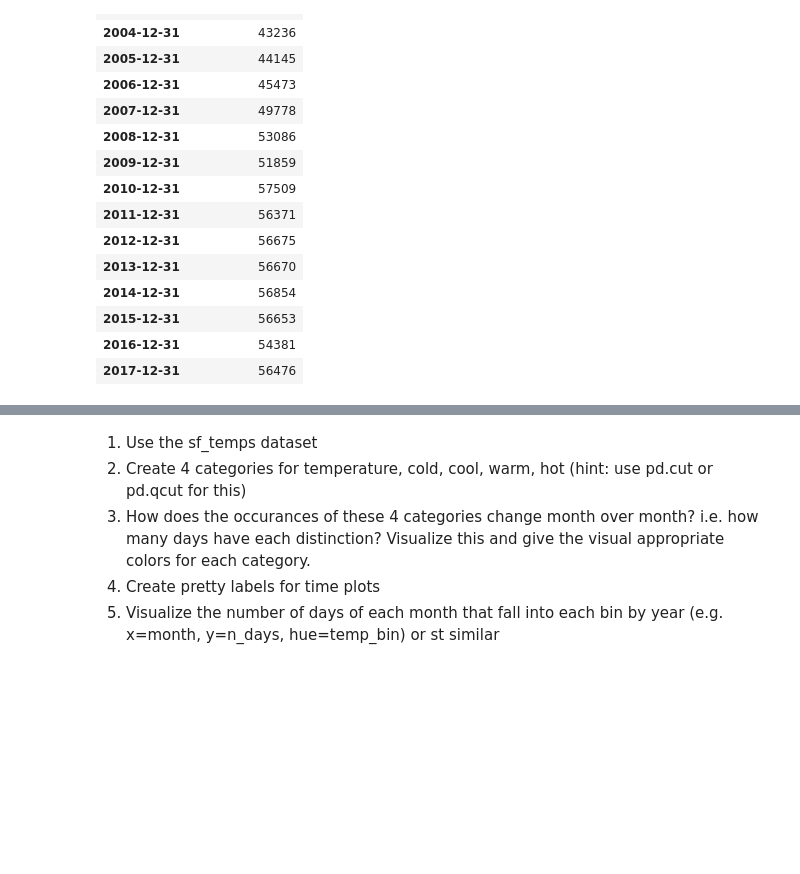
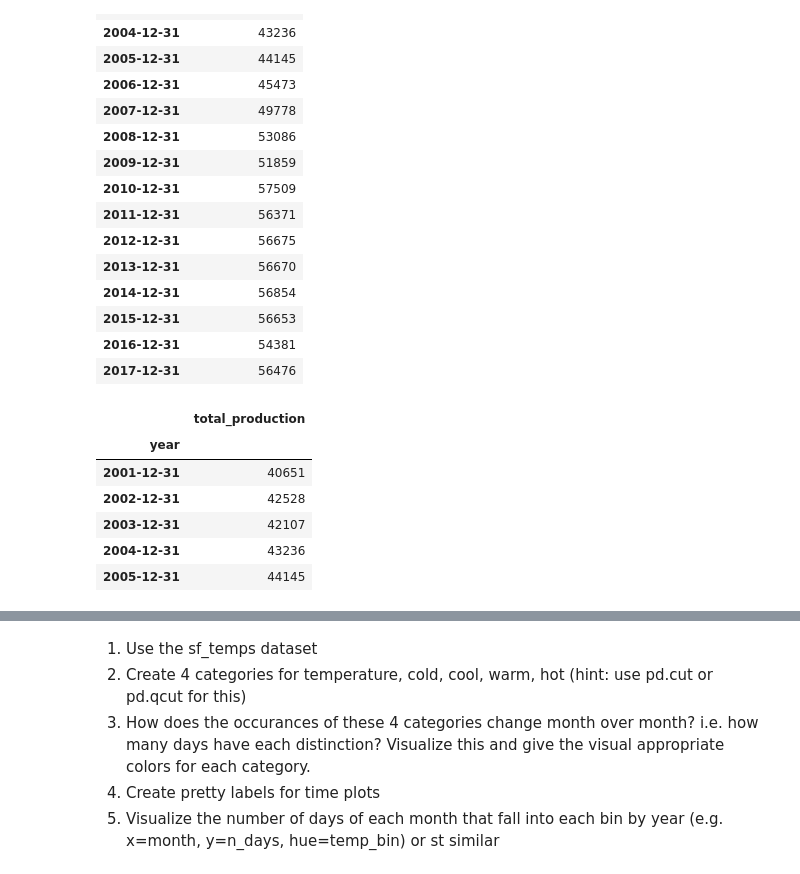
Before and after one commit to RyvynYoung/time-series-exercises, a Jupyter notebook: time-series-manipulation.ipynb, the cells around one changed output, grey strips where cells are left out. Cells and saved outputs as stored; diff of their text form; code cells hidden in the pictures; blank space fills up the shorter version.

```diff
--- a/time-series-manipulation.ipynb
+++ b/time-series-manipulation.ipynb
@@ -511,3 +510,15 @@ iowa_total.head(25)
 | 2015-12-31 | 56653 |
 | 2016-12-31 | 54381 |
 | 2017-12-31 | 56476 |
+# %%
+# rename column to total
+iowa_total.columns = ['total_production']
+iowa_total.head()
+# %% [output]
+|  | total_production |
+| year |  |
+| 2001-12-31 | 40651 |
+| 2002-12-31 | 42528 |
+| 2003-12-31 | 42107 |
+| 2004-12-31 | 43236 |
+| 2005-12-31 | 44145 |
```
Also changed, not shown: parts of 17 cells of this notebook, 3 other files.
